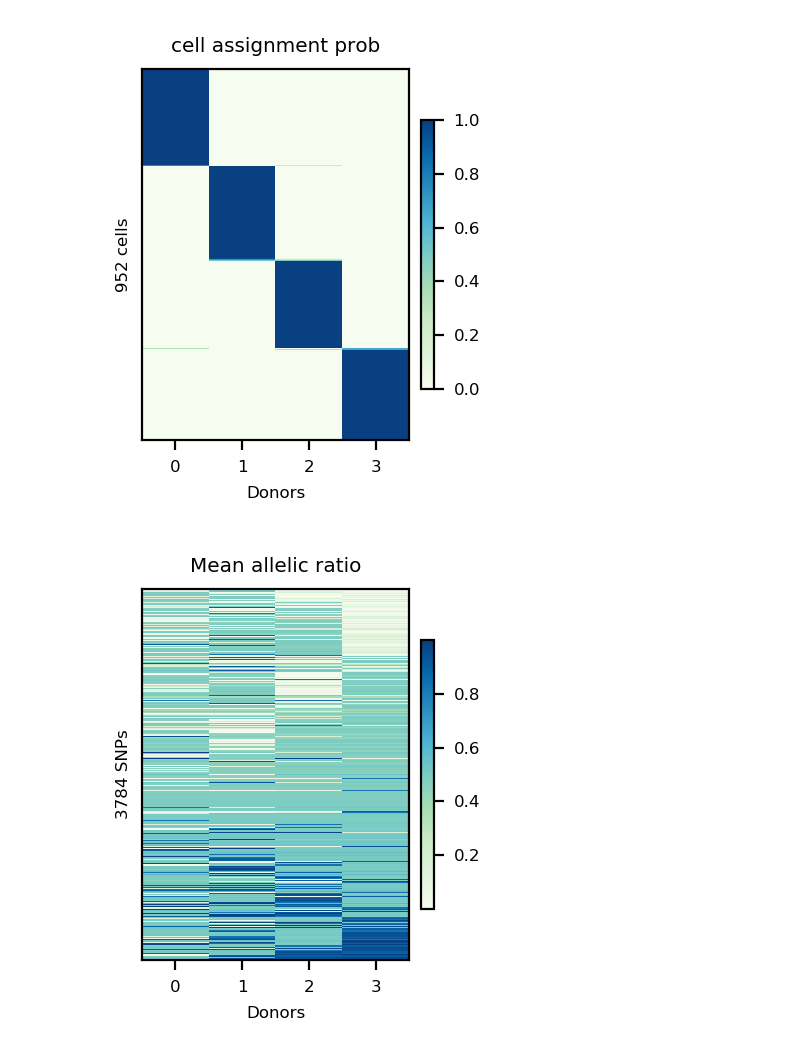
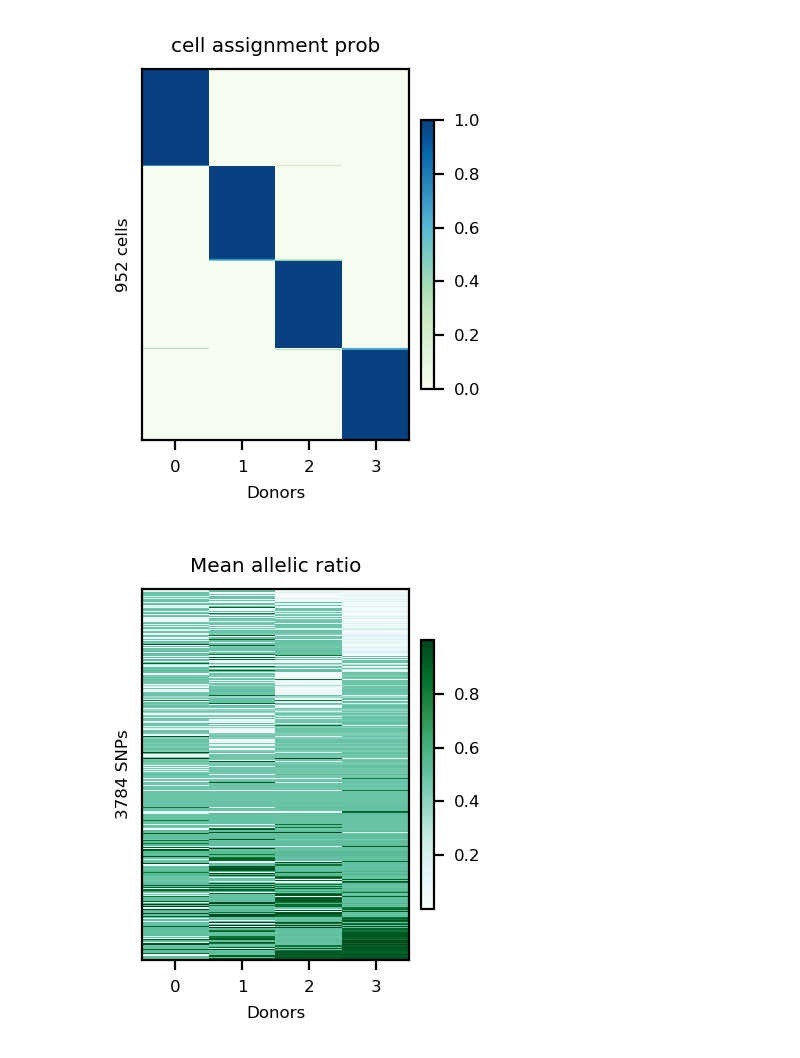
Before and after one commit to single-cell-genetics/vireo, a Jupyter notebook: examples/vireoSNP_usage.ipynb, the cells around one changed output. Drawn from its saved outputs; the diff is of its cells as text; code cells hidden in the pictures.

```diff
--- a/examples/vireoSNP_usage.ipynb
+++ b/examples/vireoSNP_usage.ipynb
@@ -67,5 +67,11 @@ donor3  donor1  donor2  donor0
 # %% [markdown]
 ## Clone assignment probability
+# %%
+import matplotlib.pyplot as plt
+plt.rcParams.update({'font.size': 6})
+from vireoSNP.plot.base_plot import heat_matrix
+
+fig = plt.figure(figsize=(2, 2.5), dpi=200)
 # %%
 import matplotlib.pyplot as plt
 plt.rcParams.update({'font.size': 6})
@@ -164,24 +170,24 @@ plt.show()
 ## If ASE_mode is True
 AF_mean = res['theta_shapes'][:, 0] / np.sum(res['theta_shapes'], axis=1)
 
-_new_shape = (AF_mean.shape[1], AF_mean.shape[0], 1)
-AF_SNPs = np.sum(res['GT_prob'] * AF_mean.transpose().reshape(_new_shape), axis=1)
+_new_shape = (AF_mean.shape[1], 1, AF_mean.shape[0])
+AF_SNPs = np.sum(res['GT_prob'] * AF_mean.transpose().reshape(_new_shape), axis=2)
 # %%
 import matplotlib.pyplot as plt
 plt.rcParams.update({'font.size': 6})
 from vireoSNP.plot.base_plot import heat_matrix
 
 fig = plt.figure(figsize=(2, 2.5), dpi=200)
-im = heat_matrix(AF_SNPs, cmap="GnBu", alpha=1,
+im = heat_matrix(AF_SNPs, cmap="BuGn", alpha=1,
                  display_value=False, row_sort=True)
 plt.colorbar(im, fraction=0.046, pad=0.04)
 plt.title("Mean allelic ratio")
 plt.xlabel("Donors")
 plt.ylabel("%d SNPs" %(AF_SNPs.shape[0]))
 plt.yticks([])
 plt.xticks([0, 1, 2, 3])
 
 plt.tight_layout()
 plt.show()
 # %% [output]
-[figure, old version]
+[figure, new version]
```
Also changed, not shown: parts of 5 cells of this notebook.
